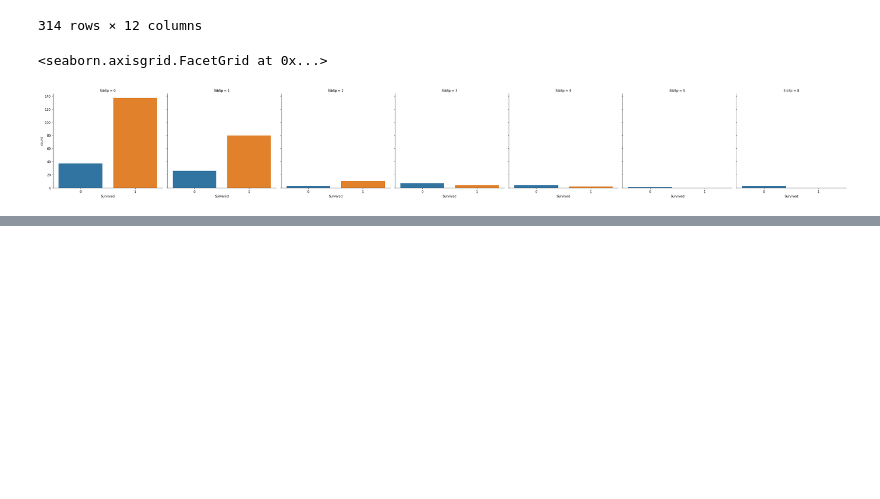
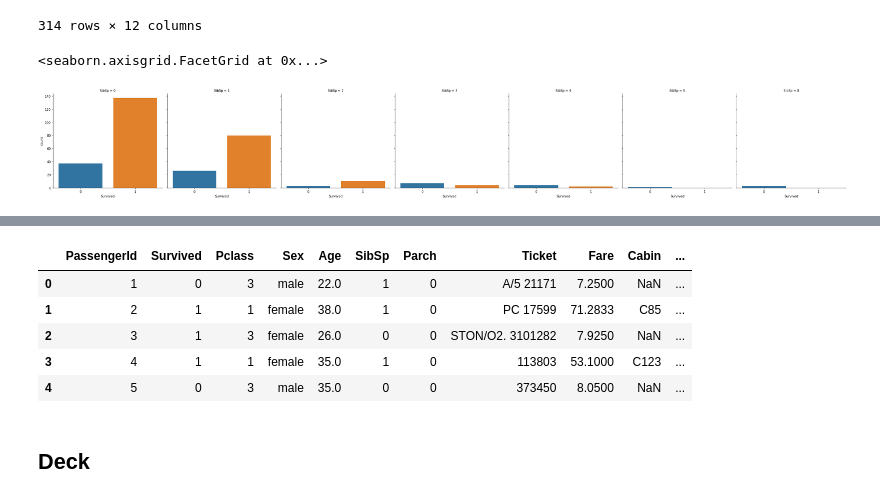
Before and after one commit to vichShir/kaggle-getting-started-competitions, a Jupyter notebook: Titanic/Titanic Notebook.ipynb, the cells around one changed output, grey strips where cells are left out. Saved outputs shown, nothing was run; the diff lists cells and outputs as text; code cells hidden in the pictures; blank space fills up the shorter version.

```diff
--- a/Titanic/Titanic Notebook.ipynb
+++ b/Titanic/Titanic Notebook.ipynb
@@ -132,0 +219,49 @@ sns.factorplot(x="Survived", col="SibSp", kind="count", data = df_women)
+# %%
+import string
+
+def substrings_in_string(big_string, substrings):
+    for substring in substrings:
+        if substring in str(big_string):
+            return substring
+    return np.nan
+# %%
+title_list=['Mrs', 'Mr', 'Master', 'Miss', 'Major', 'Rev',
+                    'Dr', 'Ms', 'Mlle','Col', 'Capt', 'Mme', 'Countess',
+                    'Don', 'Jonkheer']
+
+df_train['Title'] = df_train['Name'].map(lambda x: substrings_in_string(x, title_list))
+df_test['Title'] = df_test['Name'].map(lambda x: substrings_in_string(x, title_list))
+# %%
+#replacing all titles with mr, mrs, miss, master
+def replace_titles(x):
+    title=x['Title']
+    if title in ['Don', 'Major', 'Capt', 'Jonkheer', 'Rev', 'Col']:
+        return 'Mr'
+    elif title in ['Countess', 'Mme']:
+        return 'Mrs'
+    elif title in ['Mlle', 'Ms']:
+        return 'Miss'
+    elif title =='Dr':
+        if x['Sex']=='Male':
+            return 'Mr'
+        else:
+            return 'Mrs'
+    else:
+        return title
+
+
+df_train['Title'] = df_train.apply(replace_titles, axis=1)
+df_test['Title'] = df_test.apply(replace_titles, axis=1)
+df_train.drop(columns='Name', inplace=True)
+df_test.drop(columns='Name', inplace=True)
+
+df_train.head()
+# %% [output]
+|  | PassengerId | Survived | Pclass | Sex | Age | SibSp | Parch | Ticket | Fare | Cabin | ... |
+| 0 | 1 | 0 | 3 | male | 22.0 | 1 | 0 | A/5 21171 | 7.2500 | NaN | ... |
+| 1 | 2 | 1 | 1 | female | 38.0 | 1 | 0 | PC 17599 | 71.2833 | C85 | ... |
+| 2 | 3 | 1 | 3 | female | 26.0 | 0 | 0 | STON/O2. 3101282 | 7.9250 | NaN | ... |
+| 3 | 4 | 1 | 1 | female | 35.0 | 1 | 0 | 113803 | 53.1000 | C123 | ... |
+| 4 | 5 | 0 | 3 | male | 35.0 | 0 | 0 | 373450 | 8.0500 | NaN | ... |
+# %% [markdown]
+## Deck
```
Also changed, not shown: parts of 56 cells of this notebook.
